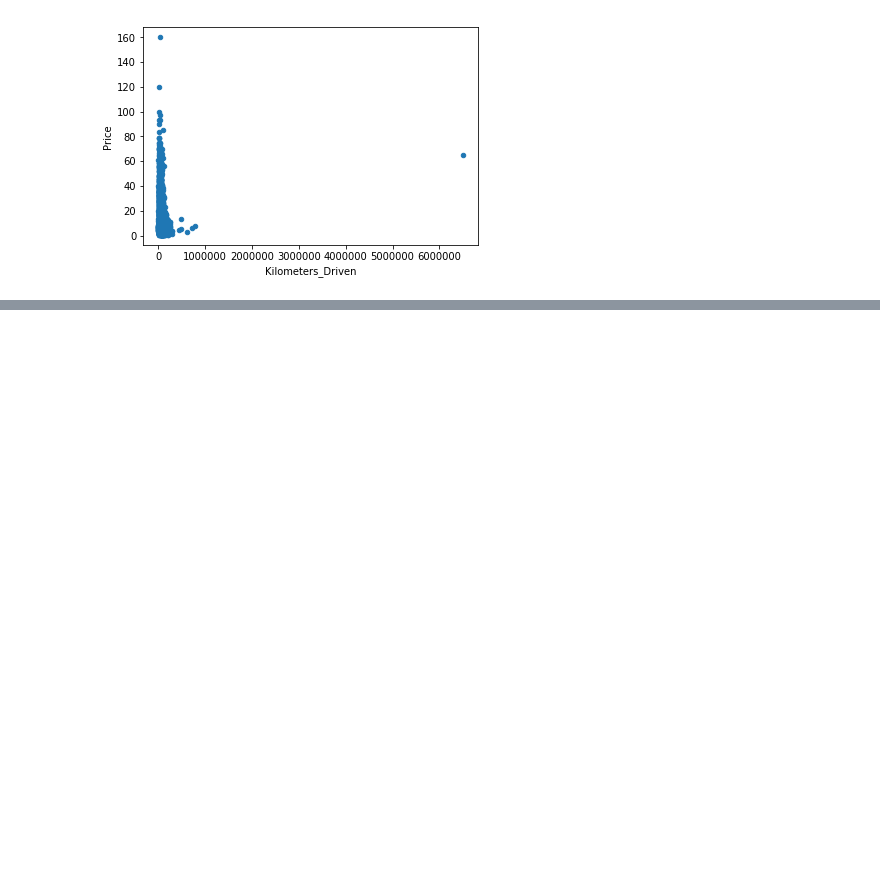
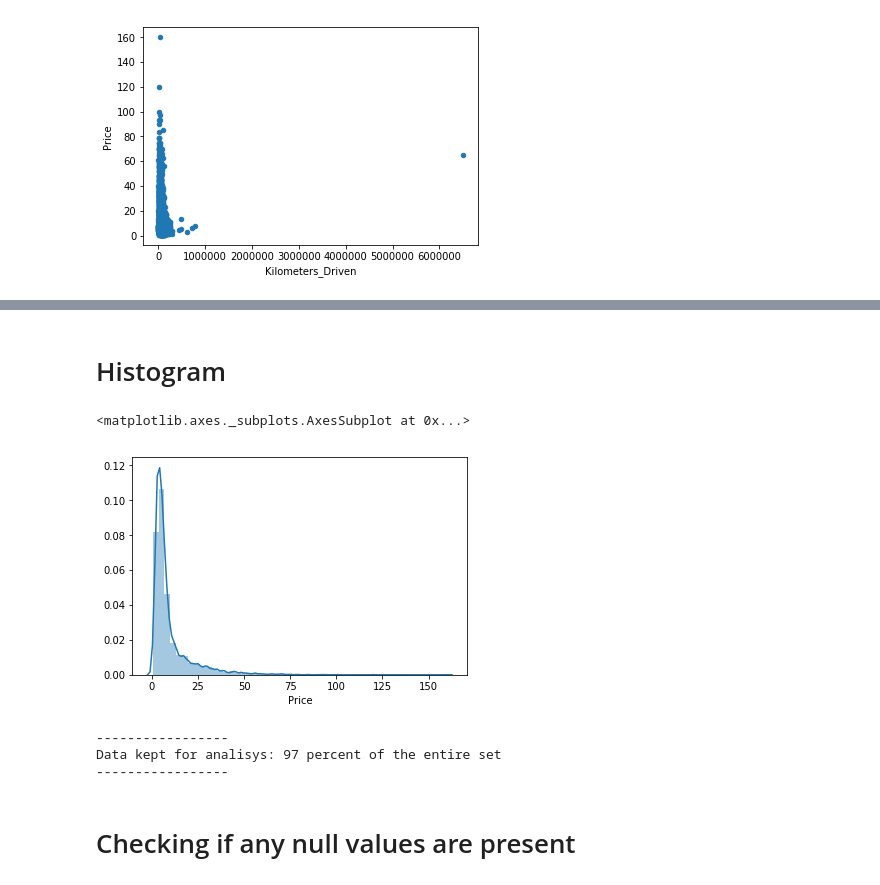
Before and after one commit to ddb95/Data_Science_and_ML_Projects, a Jupyter notebook: predictingUsedCars/PredictUsedCarsPrice.ipynb, the cells around one changed output, grey strips where cells are left out. Cells and saved outputs as stored; diff of their text form; code cells hidden in the pictures; blank space fills up the shorter version.

```diff
--- a/predictingUsedCars/PredictUsedCarsPrice.ipynb
+++ b/predictingUsedCars/PredictUsedCarsPrice.ipynb
@@ -244,0 +294,15 @@ data.plot.scatter(x='Year', y='Price')
+# %% [markdown]
+# Histogram
+# %%
+sns.distplot(trainingDataFinal['Price'])
+# %% [output]
+<matplotlib.axes._subplots.AxesSubplot at 0x...>
+[figure, added]
+# %%
+print("-----------------\nData kept for analisys: %d percent of the entire set\n-----------------" % (100 * trainingDataFinal['Name'].count() / trainingData['Name'].count()))
+# %% [output]
+-----------------
+Data kept for analisys: 97 percent of the entire set
+-----------------
+# %% [markdown]
+# Checking if any null values are present
```
Also changed, not shown: parts of 18 cells of this notebook.
